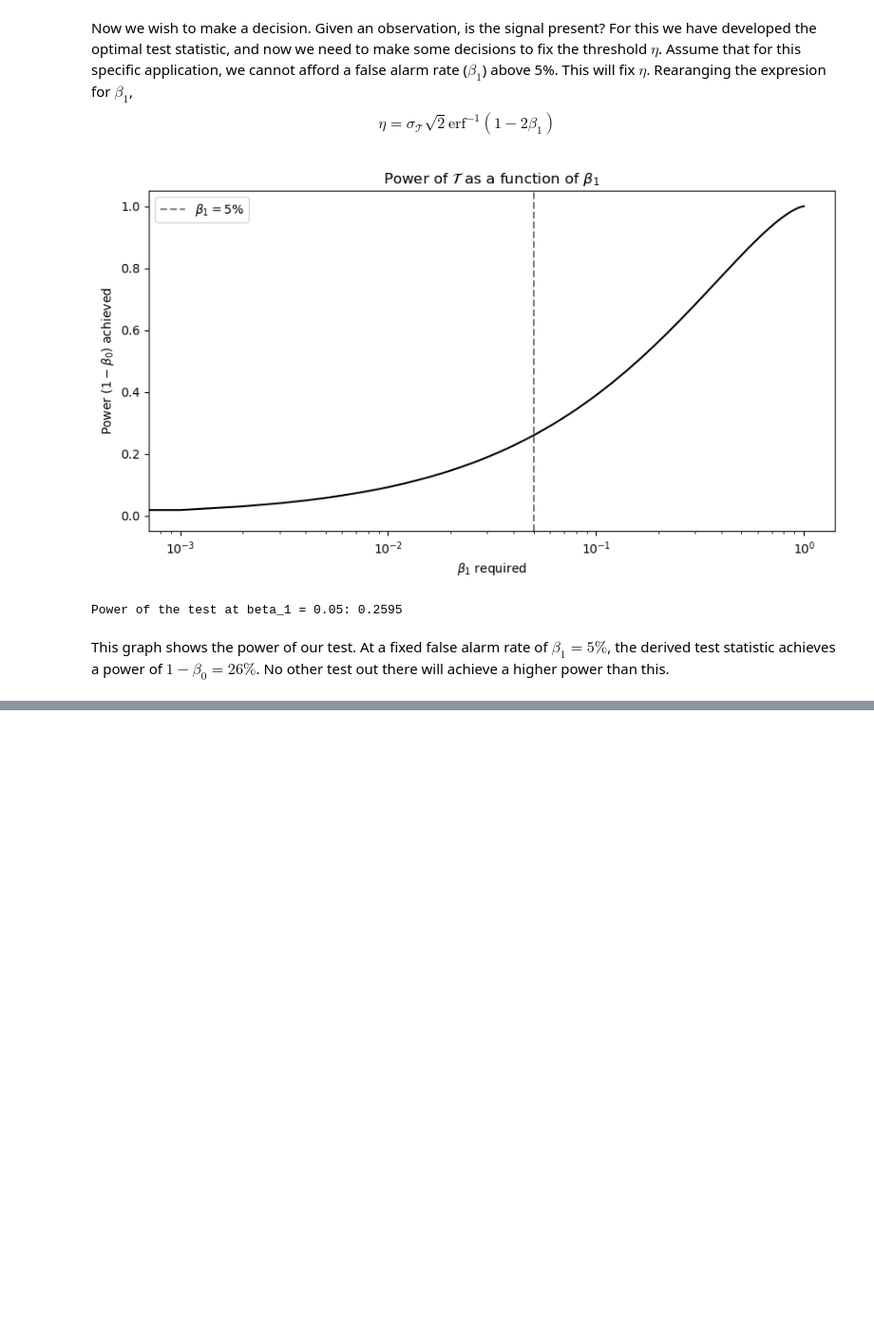
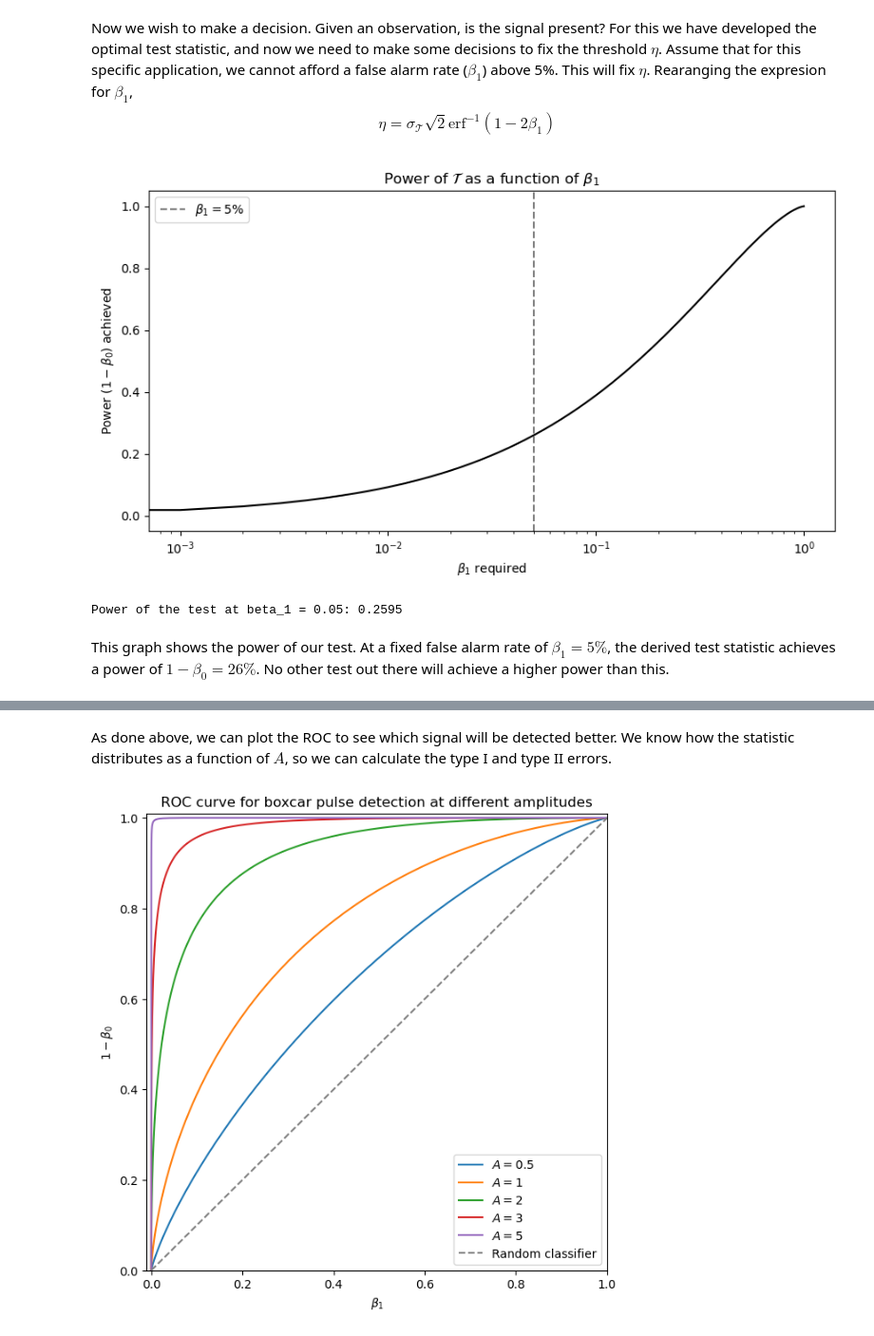
Before and after one commit to sancholp/signal-processing, a Jupyter notebook: 1. signal_detection_basics.ipynb, the cells around one changed output, grey strips where cells are left out. Shown: that part at 95% size. Drawn from its saved outputs; the diff is of its cells as text; code cells hidden in the pictures; blank space fills up the shorter version.

```diff
--- a/1. signal_detection_basics.ipynb
+++ b/1. signal_detection_basics.ipynb
@@ -226,0 +311,20 @@ This graph shows the power of our test. At a fixed false alarm rate of $\beta_1
+# %% [markdown]
+As done above, we can plot the ROC to see which signal will be detected better. We know how the statistic distributes as a function of $A$, so we can calculate the type I and type II errors.
+# %%
+eta_grid = np.linspace(-5, 8, 1000)
+betas_1 = calc_beta_1(eta_grid, 1/sigma)
+
+plt.figure(figsize=(7, 7))
+for A in [0.5, 1, 2, 3, 5]:
+    betas_0 = calc_beta_0(eta_grid, 1/sigma, A/sigma**2)
+    plt.plot(betas_1, 1 - betas_0, label=f'$A={A}$')
+plt.xlabel(r"$\beta_1$")
+plt.ylabel(r"$1-\beta_0$")
+plt.plot([0, 1], [0, 1], linestyle='--', color='gray', label='Random classifier')
+plt.legend()
+plt.xlim(-0.01, 1)
+plt.ylim(0, 1.01)
+plt.title('ROC curve for boxcar pulse detection at different amplitudes')
+plt.show()
+# %% [output]
+[figure, added]
```
Also changed, not shown: parts of 12 cells of this notebook, 1 other file.
